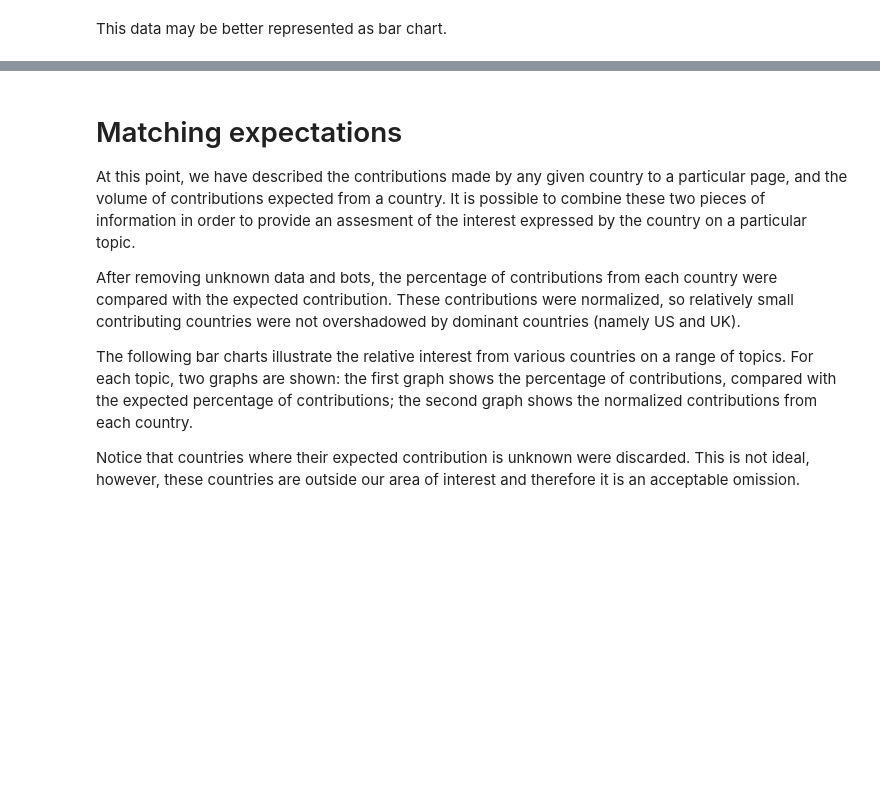
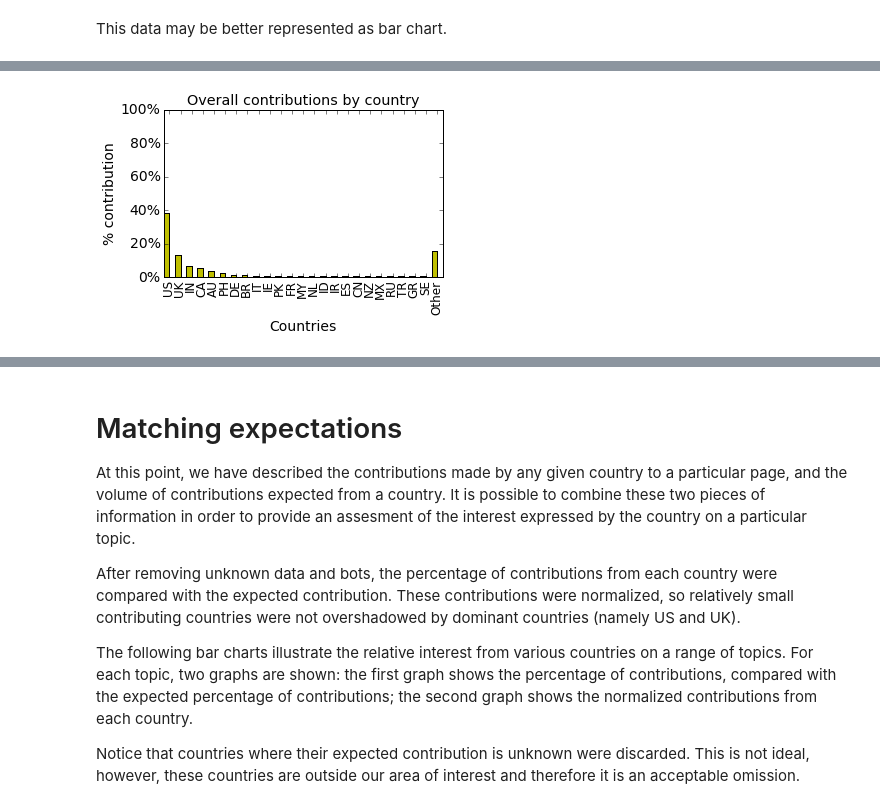
Before and after one commit to c-martinez/BeyondTheBook, a Jupyter notebook: PageContributionByCountry.ipynb, the cells around one changed output, grey strips where cells are left out. Saved outputs shown, nothing was run; the diff lists cells and outputs as text; code cells hidden in the pictures; blank space fills up the shorter version.

```diff
--- a/PageContributionByCountry.ipynb
+++ b/PageContributionByCountry.ipynb
@@ -375,13 +373,27 @@ title('Overall contributions by country');
 # %% [markdown]
 This data may be better represented as bar chart.
 # %%
+import matplotlib.ticker as mtick
+
 ind = arange(len(ccs))
 width = 0.5
-expVal = revs
+expVal = np.array(revs) * 100
 tags   = ccs
 
+figure(figsize=(5,3))
 bar(ind           , expVal, width=width, color='y')
-xticks(ind + width, tags  , rotation=90);
-axis([0, len(ccs), 0, 1])
+xticks(ind + width, tags  , rotation=90, fontsize=12);
+axis([0, len(ccs), 0, 100])
+xlabel('Countries', fontsize=14)
+ylabel('% contribution', fontsize=14)
+
+fmt = '%.0f%%' # Format you want the ticks, e.g. '40%'
+yticks = mtick.FormatStrFormatter(fmt)
+gca().yaxis.set_major_formatter(yticks)
+for tick in gca().yaxis.get_major_ticks():
+    tick.label.set_fontsize(14)
+
+savePDF = '../ieee escience/figs/countryContributions.pdf'
+savefig(savePDF,bbox_inches='tight', pad_inches=0)
 title('Overall contributions by country');
 # %% [output]
@@ -388,0 +400 @@ title('Overall contributions by country');
+[figure, added]
```
Also changed, not shown: parts of 8 cells of this notebook, 8 other files.
